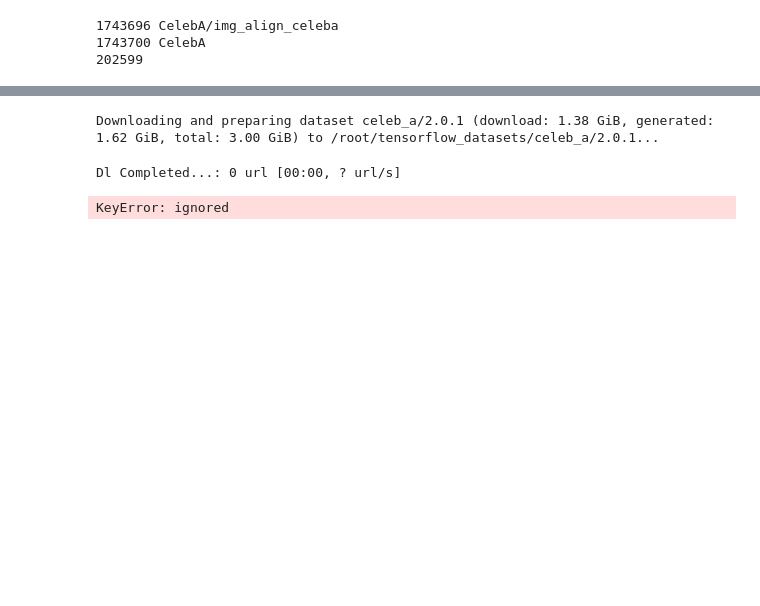
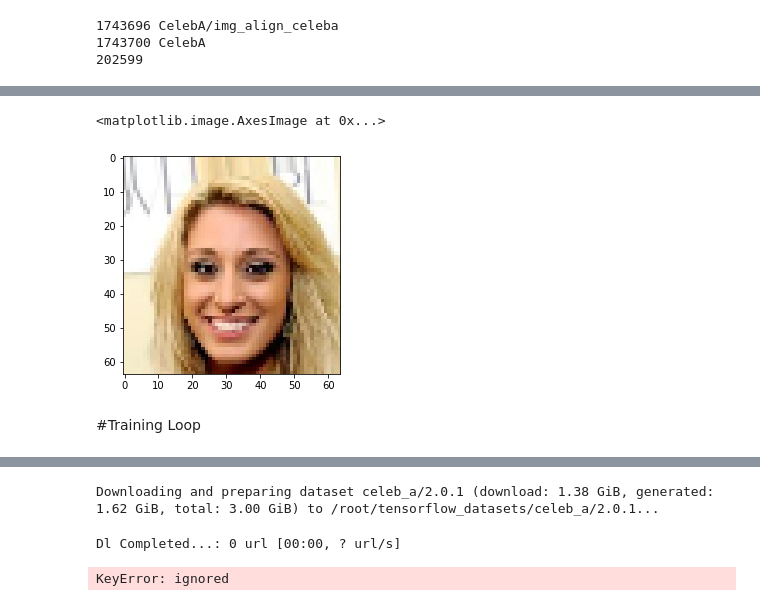
Before and after one commit to JRyanShue/DCGAN, a Jupyter notebook: src/DCGAN.ipynb, the cells around one changed output, grey strips where cells are left out. Drawn from its saved outputs; the diff is of its cells as text; code cells hidden in the pictures; blank space fills up the shorter version.

Commit message:
Finish input pipeline, work on training loop

```diff
--- a/src/DCGAN.ipynb
+++ b/src/DCGAN.ipynb
@@ -199,0 +236,39 @@ None
+# %%
+# I'm only going to take a subset of the data for now for training
+
+SUBSET_AMOUNT = 10000
+# %%
+# Read images as dataset
+
+import os
+import numpy as np
+from tqdm import tqdm
+
+ds_list = []
+
+directory = r'/content/CelebA/img_align_celeba'
+for filename in tqdm(os.listdir(directory)[:SUBSET_AMOUNT]):
+
+  if filename.endswith('.jpg'):
+
+    # Read in image as ndarray
+    img = cv2.imread('CelebA/img_align_celeba/' + filename)
+
+    # Crop out top and bottom evenly to create a square image
+    crop_margin = int((img.shape[0] - img.shape[1]) / 2)
+    img = img[crop_margin:(img.shape[0] - crop_margin)]
+
+    # Resize to 64x64
+    img = cv2.resize(img, (64, 64))
+
+    # BGR -> RGB
+    img = cv2.cvtColor(img, cv2.COLOR_BGR2RGB)
+
+    # ds = np.append(ds, img)
+    ds_list.append(img)
+
+ds = np.array(ds_list)
+# %%
+# Move all pixel values into the range [-1, 1] (the range of tanh)
+
+ds = (ds / (255.0/2)) - 1.0
@@ -199,0 +295,9 @@ None
+# %%
+_ = (ds[0]+1.0)/2
+
+plt.imshow(_)
+# %% [output]
+<matplotlib.image.AxesImage at 0x...>
+[figure, added]
+# %% [markdown]
+#Training Loop
```
Also changed, not shown: parts of 16 cells of this notebook.
